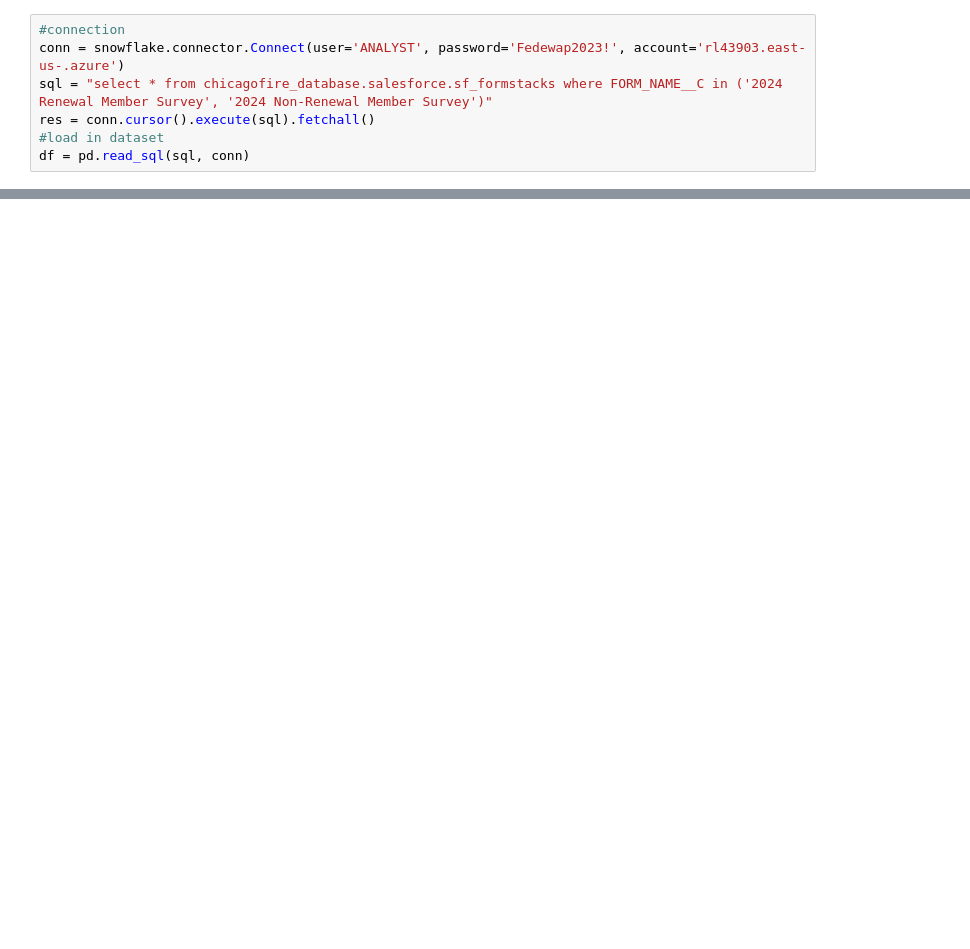
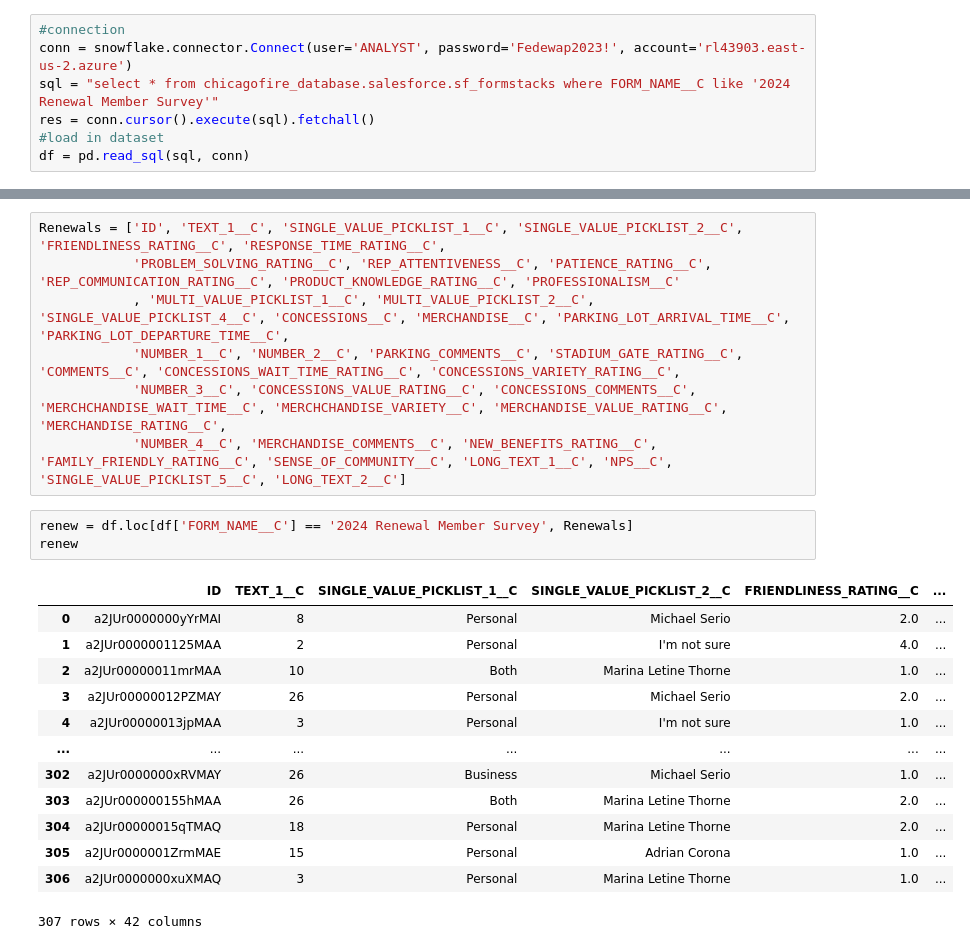
Before and after one commit to dgilbertfire/Member-Model, a Jupyter notebook: Member Scoring Model/Sentiment.ipynb, the cells around one changed output, grey strips where cells are left out. Saved outputs shown, nothing was run; the diff lists cells and outputs as text; blank space fills up the shorter version.

```diff
--- a/Member Scoring Model/Sentiment.ipynb
+++ b/Member Scoring Model/Sentiment.ipynb
@@ -28,7 +32,7 @@ warnings.filterwarnings("ignore")
 # %%
 #connection
-conn = snowflake.connector.Connect(user='ANALYST', password='Fedewap2023!', account='rl43903.east-us-.azure')
-sql = "select * from chicagofire_database.salesforce.sf_formstacks where FORM_NAME__C in ('2024 Renewal Member Survey', '2024 Non-Renewal Member Survey')"
+conn = snowflake.connector.Connect(user='ANALYST', password='Fedewap2023!', account='rl43903.east-us-2.azure')
+sql = "select * from chicagofire_database.salesforce.sf_formstacks where FORM_NAME__C like '2024 Renewal Member Survey'"
 res = conn.cursor().execute(sql).fetchall()
 #load in dataset
 df = pd.read_sql(sql, conn)
@@ -103,0 +82,24 @@ Please provide any additional feedback to help us improve your Season Ticket Mem
+# %%
+Renewals = ['ID', 'TEXT_1__C', 'SINGLE_VALUE_PICKLIST_1__C', 'SINGLE_VALUE_PICKLIST_2__C', 'FRIENDLINESS_RATING__C', 'RESPONSE_TIME_RATING__C',
+            'PROBLEM_SOLVING_RATING__C', 'REP_ATTENTIVENESS__C', 'PATIENCE_RATING__C', 'REP_COMMUNICATION_RATING__C', 'PRODUCT_KNOWLEDGE_RATING__C', 'PROFESSIONALISM__C'
+            , 'MULTI_VALUE_PICKLIST_1__C', 'MULTI_VALUE_PICKLIST_2__C', 'SINGLE_VALUE_PICKLIST_4__C', 'CONCESSIONS__C', 'MERCHANDISE__C', 'PARKING_LOT_ARRIVAL_TIME__C', 'PARKING_LOT_DEPARTURE_TIME__C',
+            'NUMBER_1__C', 'NUMBER_2__C', 'PARKING_COMMENTS__C', 'STADIUM_GATE_RATING__C', 'COMMENTS__C', 'CONCESSIONS_WAIT_TIME_RATING__C', 'CONCESSIONS_VARIETY_RATING__C',
+            'NUMBER_3__C', 'CONCESSIONS_VALUE_RATING__C', 'CONCESSIONS_COMMENTS__C', 'MERCHCHANDISE_WAIT_TIME__C', 'MERCHCHANDISE_VARIETY__C', 'MERCHANDISE_VALUE_RATING__C', 'MERCHANDISE_RATING__C',
+            'NUMBER_4__C', 'MERCHANDISE_COMMENTS__C', 'NEW_BENEFITS_RATING__C', 'FAMILY_FRIENDLY_RATING__C', 'SENSE_OF_COMMUNITY__C', 'LONG_TEXT_1__C', 'NPS__C', 'SINGLE_VALUE_PICKLIST_5__C', 'LONG_TEXT_2__C']
+# %%
+renew = df.loc[df['FORM_NAME__C'] == '2024 Renewal Member Survey', Renewals]
+renew
+# %% [output]
+|  | ID | TEXT_1__C | SINGLE_VALUE_PICKLIST_1__C | SINGLE_VALUE_PICKLIST_2__C | FRIENDLINESS_RATING__C | ... |
+| 0 | a2JUr0000000yYrMAI | 8 | Personal | Michael Serio | 2.0 | ... |
+| 1 | a2JUr0000001125MAA | 2 | Personal | I'm not sure | 4.0 | ... |
+| 2 | a2JUr00000011mrMAA | 10 | Both | Marina Letine Thorne | 1.0 | ... |
+| 3 | a2JUr00000012PZMAY | 26 | Personal | Michael Serio | 2.0 | ... |
+| 4 | a2JUr00000013jpMAA | 3 | Personal | I'm not sure | 1.0 | ... |
+| ... | ... | ... | ... | ... | ... | ... |
+| 302 | a2JUr0000000xRVMAY | 26 | Business | Michael Serio | 1.0 | ... |
+| 303 | a2JUr000000155hMAA | 26 | Both | Marina Letine Thorne | 2.0 | ... |
+| 304 | a2JUr00000015qTMAQ | 18 | Personal | Marina Letine Thorne | 2.0 | ... |
+| 305 | a2JUr0000001ZrmMAE | 15 | Personal | Adrian Corona | 1.0 | ... |
+| 306 | a2JUr0000000xuXMAQ | 3 | Personal | Marina Letine Thorne | 1.0 | ... |
+307 rows × 42 columns
```
Also changed, not shown: parts of 13 cells of this notebook, 9 other files.
